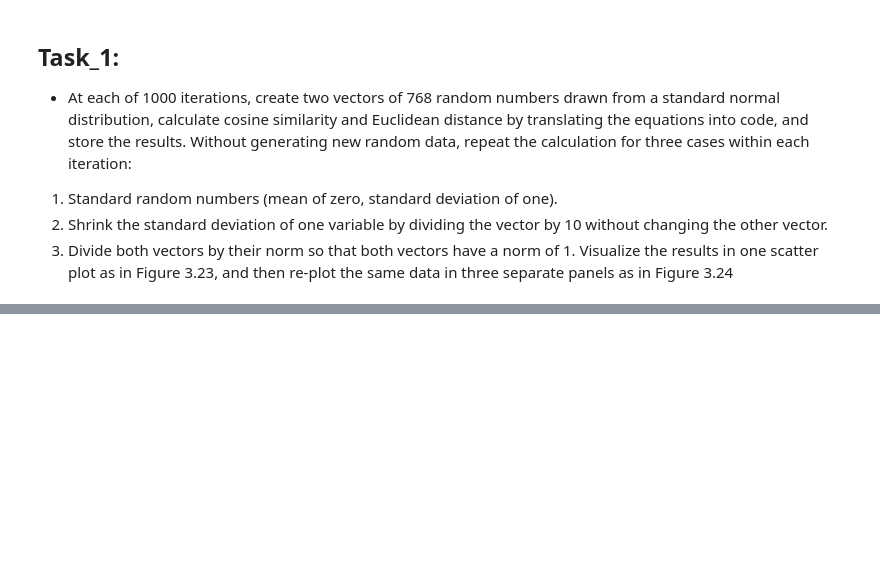
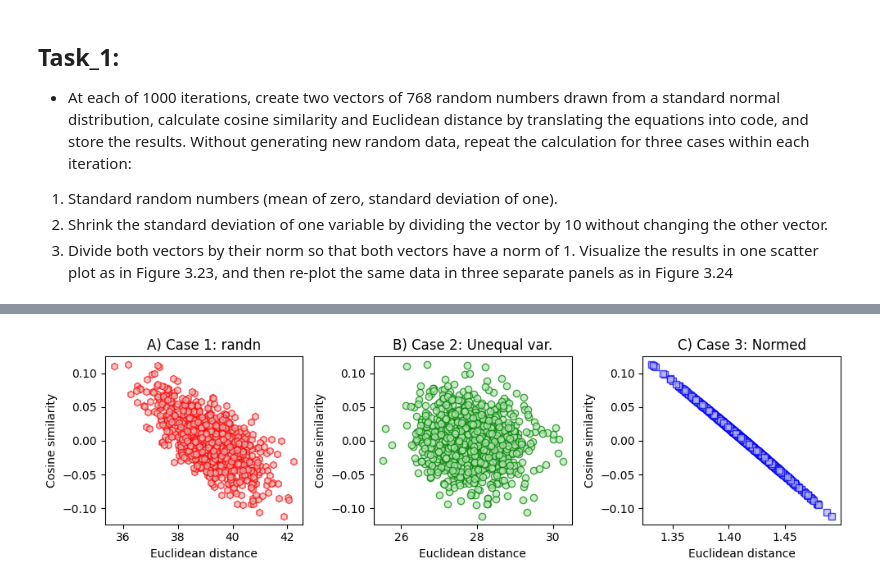
Before and after one commit to Saransh-Basu-01/50-Ml-Projects-to-understand-LLMs, a Jupyter notebook: Project_13_Words_Similarity_via_distance_and_cosine.ipynb, the cells around one changed output, grey strips where cells are left out. Drawn from its saved outputs; the diff is of its cells as text; code cells hidden in the pictures; blank space fills up the shorter version.

```diff
--- a/Project_13_Words_Similarity_via_distance_and_cosine.ipynb
+++ b/Project_13_Words_Similarity_via_distance_and_cosine.ipynb
@@ -25,0 +70,18 @@ re-plot the same data in three separate panels as in Figure 3.24
+# %%
+
+# the second plot
+_,axs = plt.subplots(1,3,figsize=(10,3))
+
+axs[0].plot(dist[:,0],cs[:,0],'rh',markerfacecolor=[.9,.7,.7,.7])
+axs[0].set(xlabel='Euclidean distance',ylabel='Cosine similarity',title='A) Case 1: randn')
+
+axs[1].plot(dist[:,1],cs[:,1],'go',markerfacecolor=[.7,.9,.7,.7])
+axs[1].set(xlabel='Euclidean distance',ylabel='Cosine similarity',title='B) Case 2: Unequal var.')
+
+axs[2].plot(dist[:,2],cs[:,2],'bs',markerfacecolor=[.7,.7,.9,.7])
+axs[2].set(xlabel='Euclidean distance',ylabel='Cosine similarity',title='C) Case 3: Normed')
+
+plt.tight_layout()
+plt.show()
+# %% [output]
+[figure, added]
```
Also changed, not shown: parts of 1 cell of this notebook.
